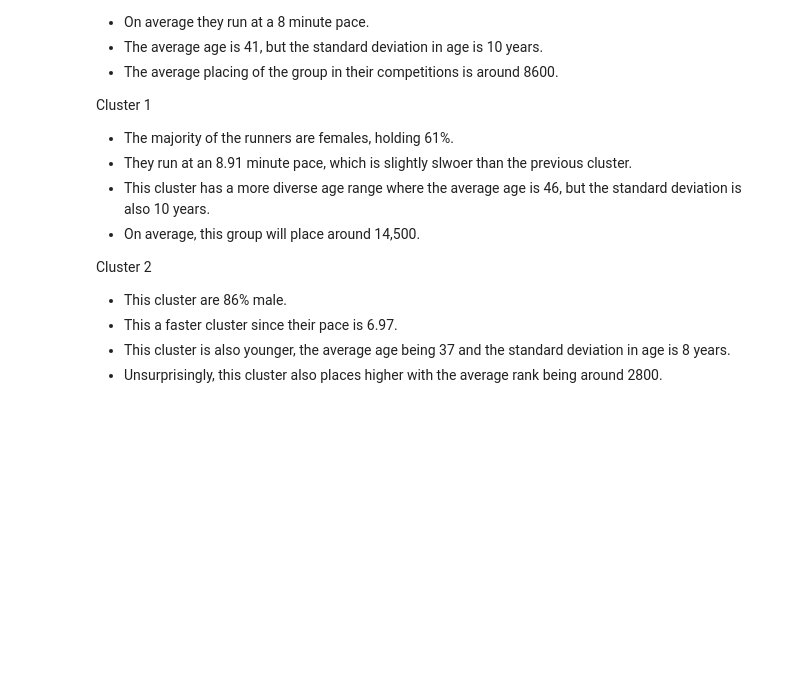
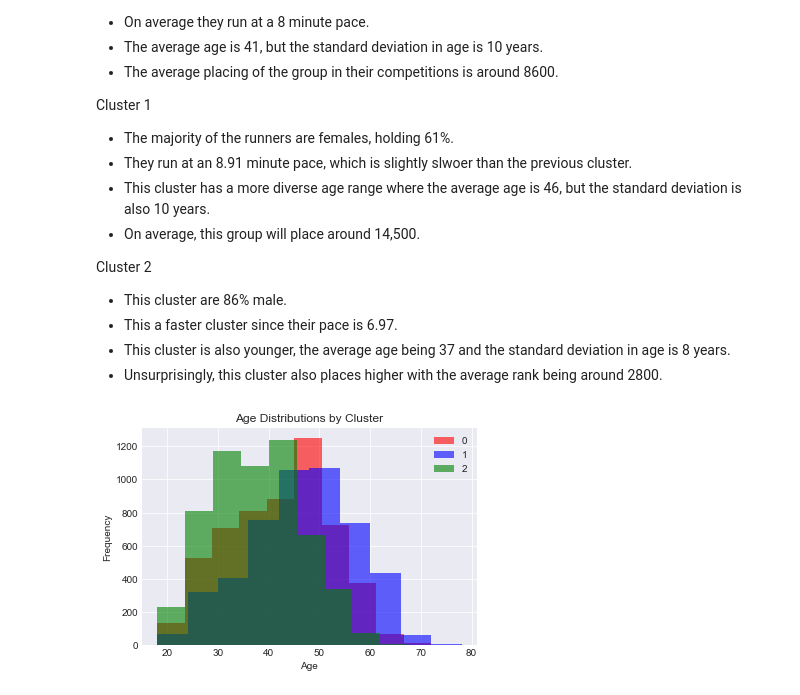
Before and after one commit to lamkg/Thinkful-, a Jupyter notebook: U4 L2 P5 Challenge Boston Marathon.ipynb, the cells around one changed output. Cells and saved outputs as stored; diff of their text form; code cells hidden in the pictures; blank space fills up the shorter version.

```diff
--- a/U4 L2 P5 Challenge Boston Marathon.ipynb
+++ b/U4 L2 P5 Challenge Boston Marathon.ipynb
@@ -422,3 +444,24 @@ Cluster 2
 - This a faster cluster since their pace is 6.97.
 - This cluster is also younger, the average age being 37 and the standard deviation in age is 8 years.
 - Unsurprisingly, this cluster also places higher with the average rank being around 2800.
+# %%
+# run k-means on the full dataset
+n_clusters = 3
+km_model = KMeans(n_clusters = n_clusters, random_state = 42)
+km_model.fit(X_pred)
+# add labels to data for analysis
+X_label = X_pred.copy()
+X_label['label'] = km_model.labels_
+# %%
+# look at age histograms by cluster
+fig,ax = plt.subplots()
+colors = {0:'red', 1:'blue', 2:'green'}
+grouped = X_label.groupby('label')
+for key,group in grouped:
+    group['age'].plot(ax=ax, kind='hist', label=key, color=colors[key], alpha = 0.6)
+plt.legend()
+plt.xlabel('Age')
+plt.title('Age Distributions by Cluster')
+plt.show()
+# %% [output]
+[figure, added]
```
Also changed, not shown: parts of 6 cells of this notebook.
